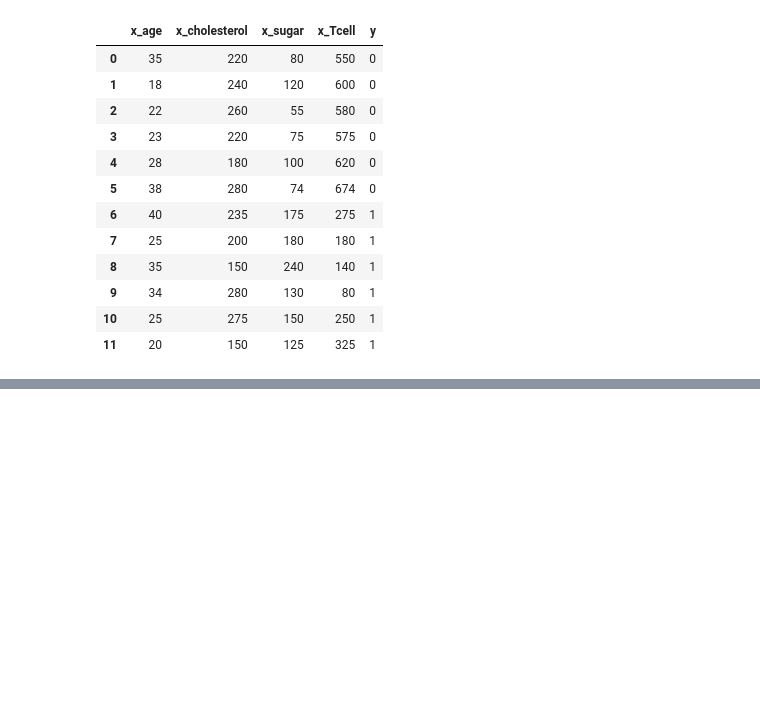
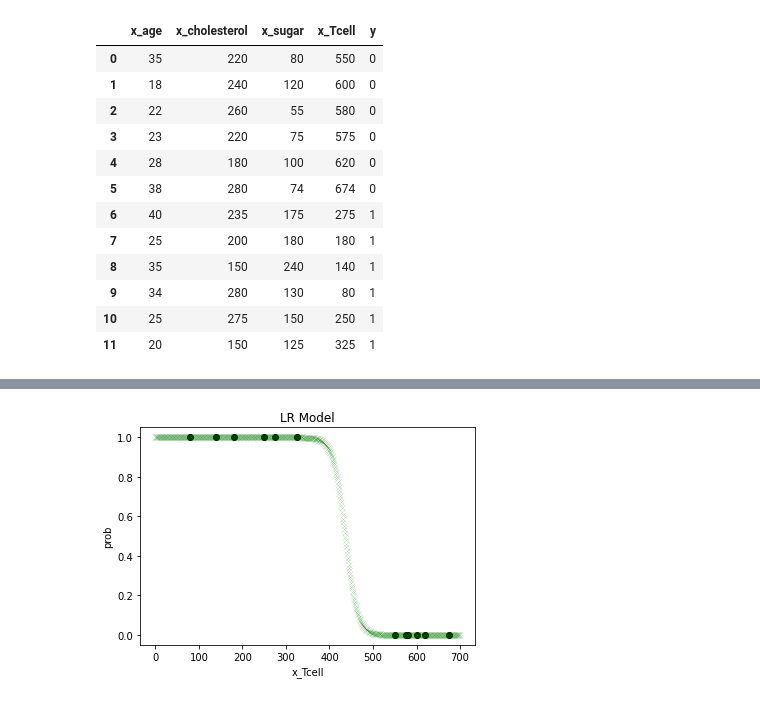
Before and after one commit to caieleven/python_code, a Jupyter notebook: MachineLearning/problem2.ipynb, the cells around one changed output, grey strips where cells are left out. Drawn from its saved outputs; the diff is of its cells as text; code cells hidden in the pictures; blank space fills up the shorter version.

```diff
--- a/MachineLearning/problem2.ipynb
+++ b/MachineLearning/problem2.ipynb
@@ -49,0 +81,10 @@ plt.show()
+# %%
+X_Tcell = np.arange(0, 700, 1).reshape(-1, 1)
+plt.scatter(data["x_Tcell"], data["y"], color="black")
+plt.scatter(X_Tcell, model2.predict_proba(X_Tcell)[:, 1], marker='x', color='g', linewidths=.1)
+plt.title("LR Model")
+plt.xlabel("x_Tcell")
+plt.ylabel("prob")
+plt.show()
+# %% [output]
+[figure, added]
```
Also changed, not shown: parts of 6 cells of this notebook, 4 other files.
